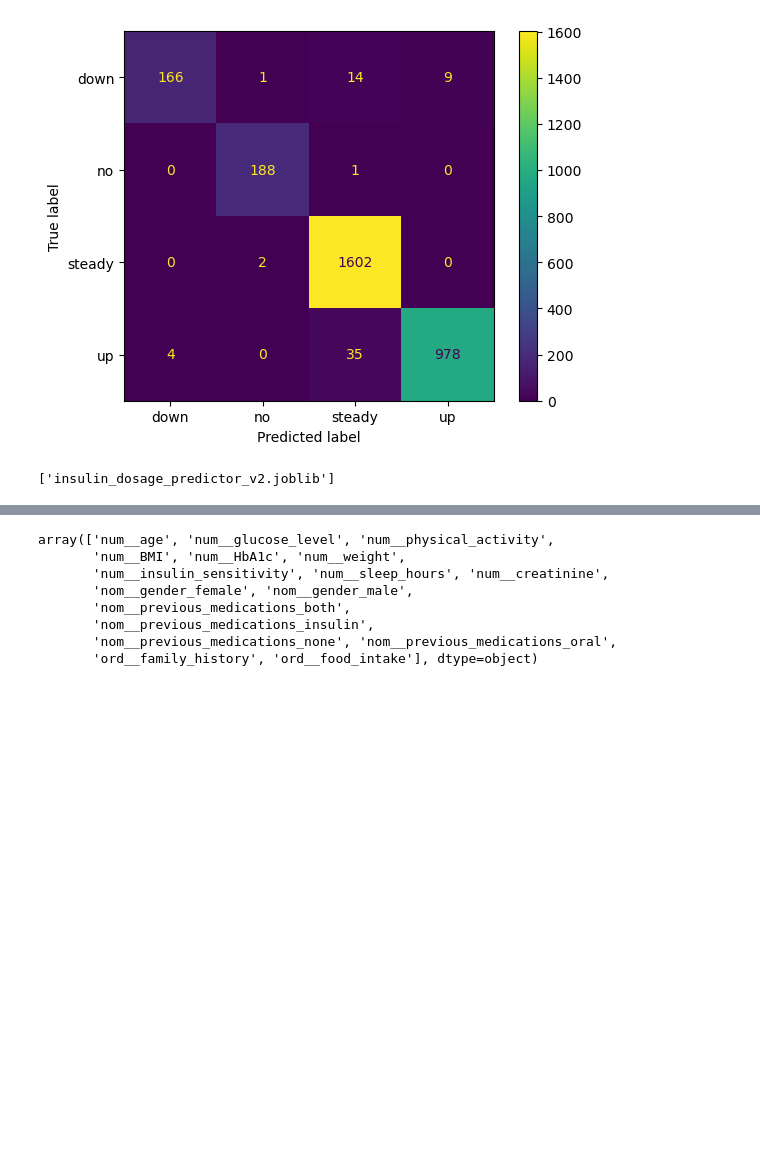
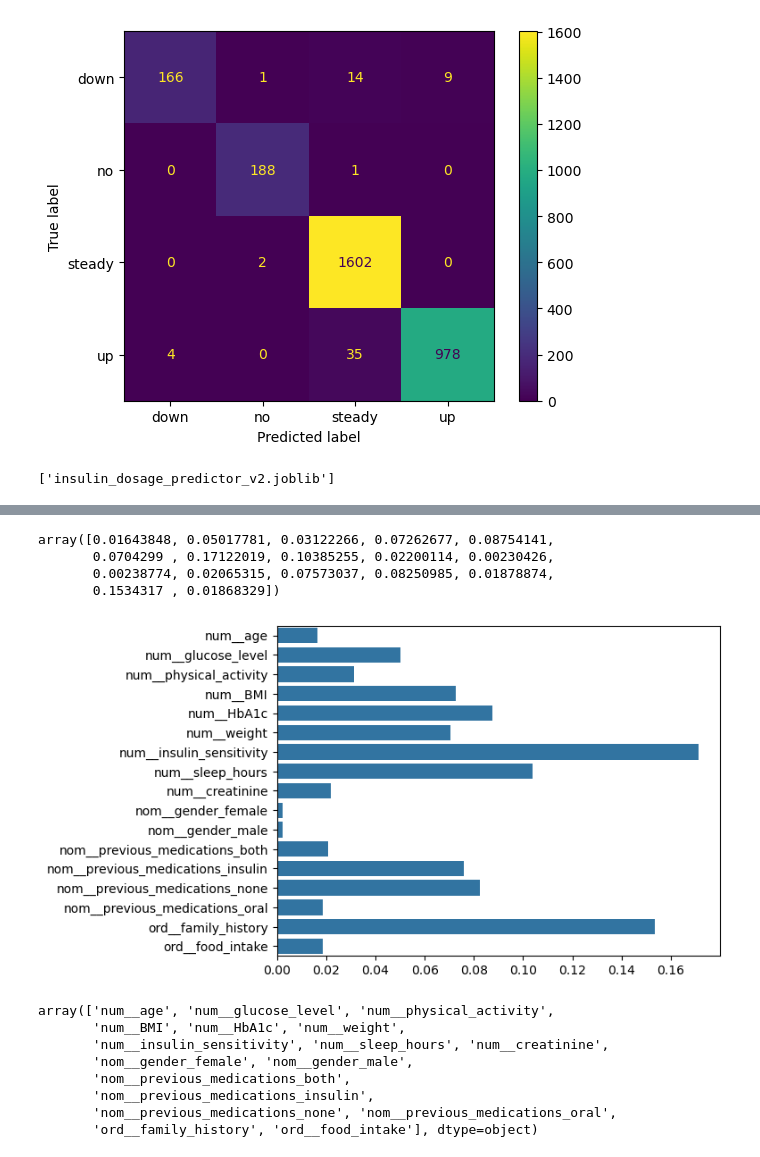
Before and after one commit to ivan-gan-ez/insulin-dosage-predictor, a Jupyter notebook: insulin_dosage.ipynb, the cells around one changed output, grey strips where cells are left out. Drawn from its saved outputs; the diff is of its cells as text; code cells hidden in the pictures; blank space fills up the shorter version.

Commit message:
feature importances added

```diff
--- a/insulin_dosage.ipynb
+++ b/insulin_dosage.ipynb
@@ -133,7 +133,7 @@ x_transformed = preprocessor.fit_transform(x)
 
 x_train, x_test, y_train, y_test = train_test_split(x_transformed, y, test_size=0.3, random_state=12)
 # %%
-# grid_search = GridSearchCV(estimator=model, param_grid=param_grid, cv=5, n_jobs=-1, verbose=1, scoring='accuracy')
-# grid_search.fit(x_train, y_train)
+grid_search = GridSearchCV(estimator=model, param_grid=param_grid, cv=5, n_jobs=-1, verbose=1, scoring='accuracy')
+grid_search.fit(x_train, y_train)
 
 # just so i don't keep accidentally re-running this tedious bit again and again
@@ -174,3 +211,15 @@ joblib.dump(best_rf, 'insulin_dosage_predictor_v2.joblib')
+# %%
+best_rf.feature_importances_
+# %% [output]
+array([0.01643848, 0.05017781, 0.03122266, 0.07262677, 0.08754141,
+       0.0704299 , 0.17122019, 0.10385255, 0.02200114, 0.00230426,
+       0.00238774, 0.02065315, 0.07573037, 0.08250985, 0.01878874,
+       0.1534317 , 0.01868329])
+# %%
+sns.barplot(y=preprocessor.get_feature_names_out(), x=best_rf.feature_importances_)
+plt.show()
+# %% [output]
+[figure, added]
 # %%
 ## all the stuff below this was for debugging and serves no purpose other than showing my work
 # %%
```
Also changed, not shown: parts of 2 cells of this notebook.
